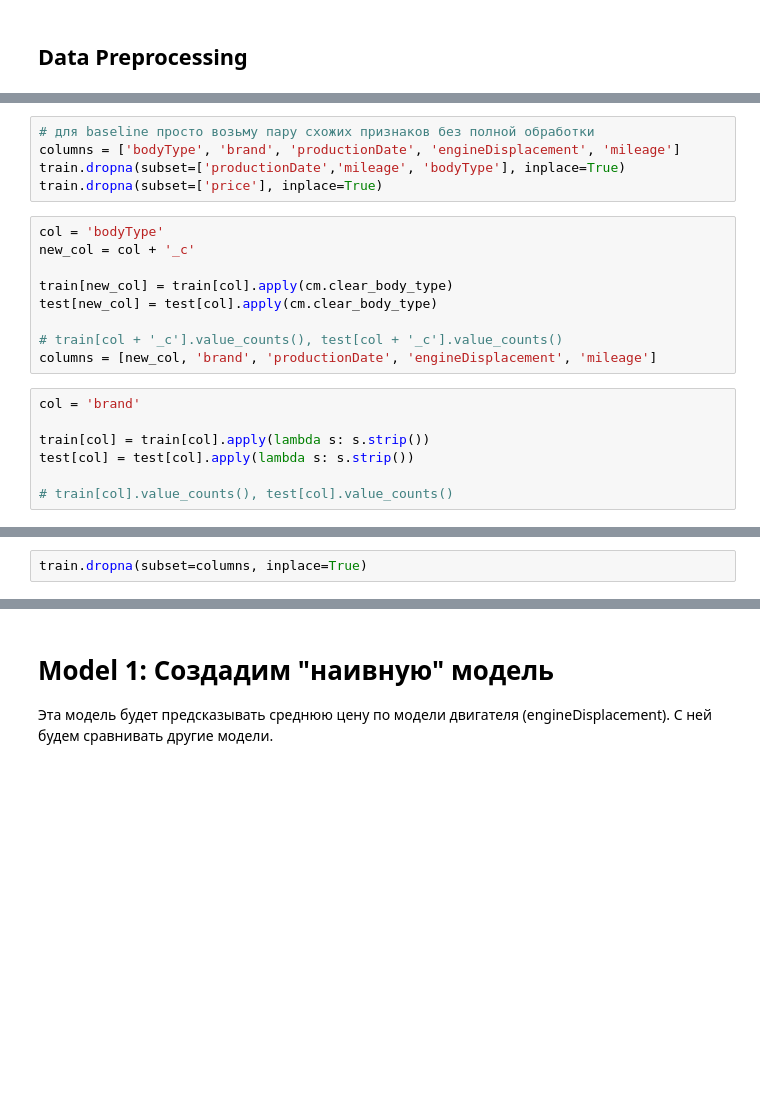
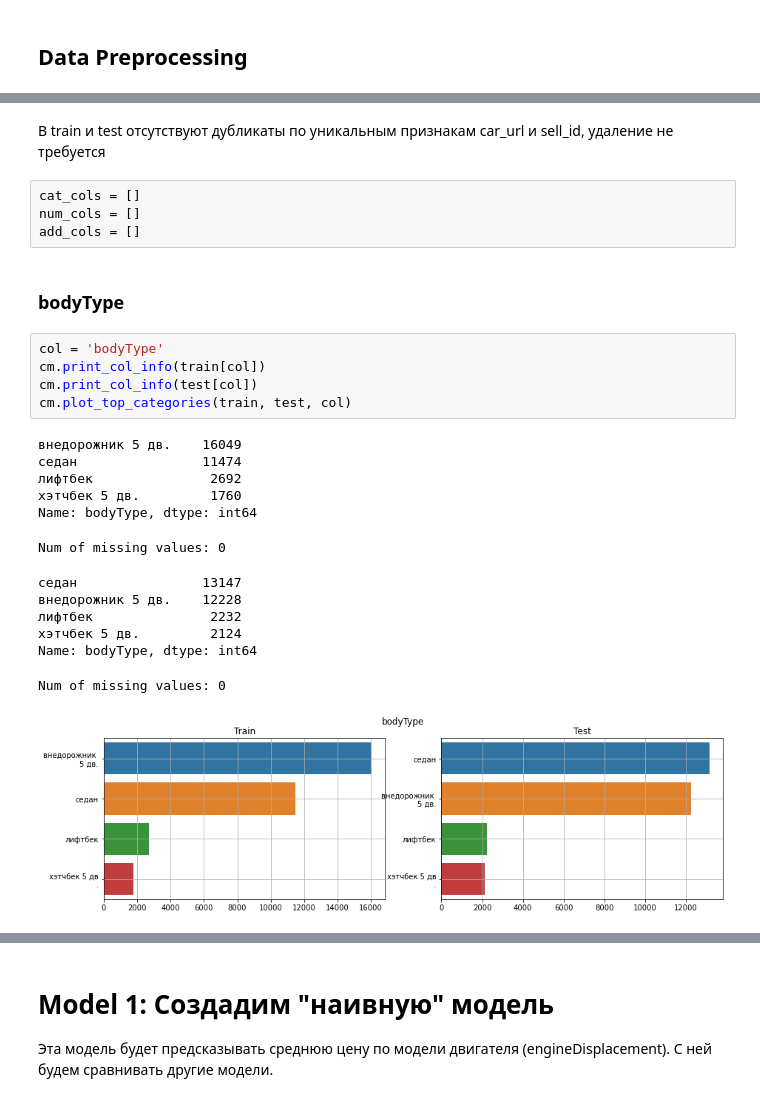
Before and after one commit to mshashanov/skillfactory_rds, a Jupyter notebook: module_5/car_price_prediction.ipynb, the cells around one changed output, grey strips where cells are left out. Drawn from its saved outputs; the diff is of its cells as text; blank space fills up the shorter version.

```diff
--- a/module_5/car_price_prediction.ipynb
+++ b/module_5/car_price_prediction.ipynb
@@ -131,21 +134,0 @@ memory usage: 8.5+ MB
-# %%
-# для baseline просто возьму пару схожих признаков без полной обработки
-columns = ['bodyType', 'brand', 'productionDate', 'engineDisplacement', 'mileage']
-train.dropna(subset=['productionDate','mileage', 'bodyType'], inplace=True)
-train.dropna(subset=['price'], inplace=True)
-# %%
-col = 'bodyType'
-new_col = col + '_c'
-
-train[new_col] = train[col].apply(cm.clear_body_type)
-test[new_col] = test[col].apply(cm.clear_body_type)
-
-# train[col + '_c'].value_counts(), test[col + '_c'].value_counts()
-columns = [new_col, 'brand', 'productionDate', 'engineDisplacement', 'mileage']
-# %%
-col = 'brand'
-
-train[col] = train[col].apply(lambda s: s.strip())
-test[col] = test[col].apply(lambda s: s.strip())
-
-# train[col].value_counts(), test[col].value_counts()
@@ -223,2 +134,0 @@ columns.append(col)
-# %%
-train.dropna(subset=columns, inplace=True)
@@ -278,0 +145,27 @@ X_train, X_test, y_train, y_test = train_test_split(X, y, test_size=VAL_SIZE, sh
+# %% [markdown]
+В train и test отсутствуют дубликаты по уникальным признакам car_url и sell_id, удаление не требуется
+# %%
+cat_cols = []
+num_cols = []
+add_cols = []
+# %% [markdown]
+### bodyType
+# %%
+col = 'bodyType'
+cm.print_col_info(train[col])
+cm.print_col_info(test[col])
+cm.plot_top_categories(train, test, col)
+# %% [output]
+внедорожник 5 дв.    16049
+седан                11474
+лифтбек               2692
+хэтчбек 5 дв.         1760
+Name: bodyType, dtype: int64
+Num of missing values: 0
+седан                13147
+внедорожник 5 дв.    12228
+лифтбек               2232
+хэтчбек 5 дв.         2124
+Name: bodyType, dtype: int64
+Num of missing values: 0
+[figure, added]
```
Also changed, not shown: parts of 188 cells of this notebook, 1 other file.
